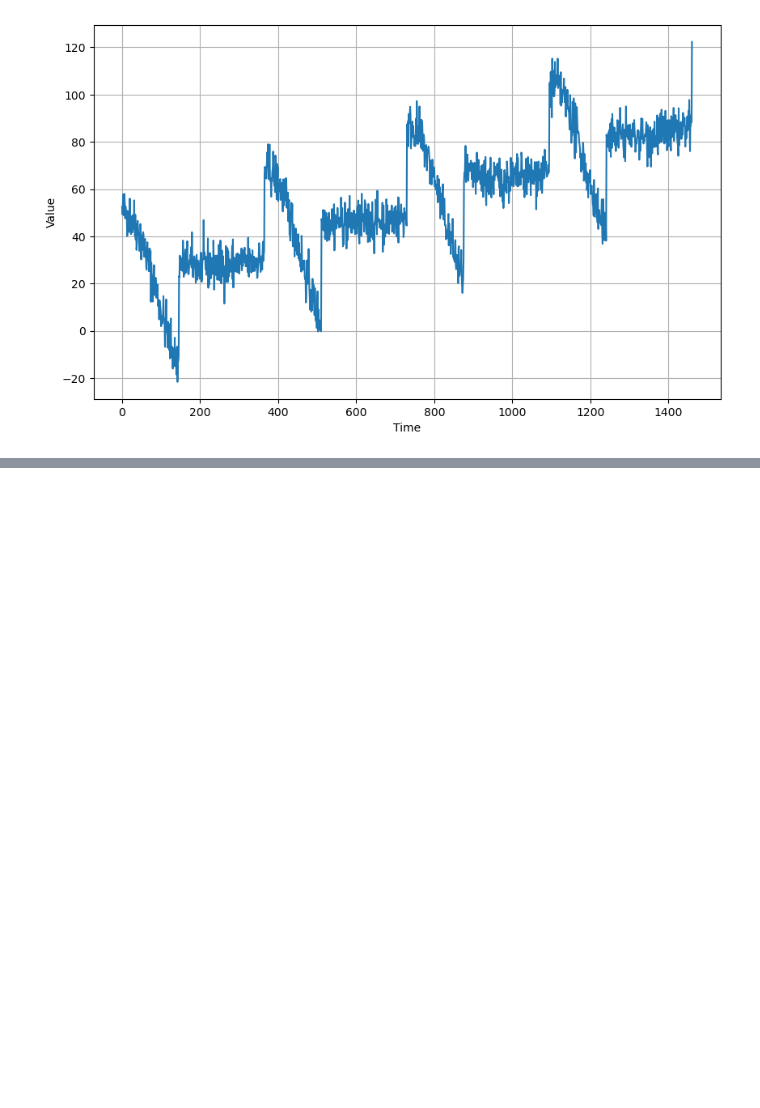
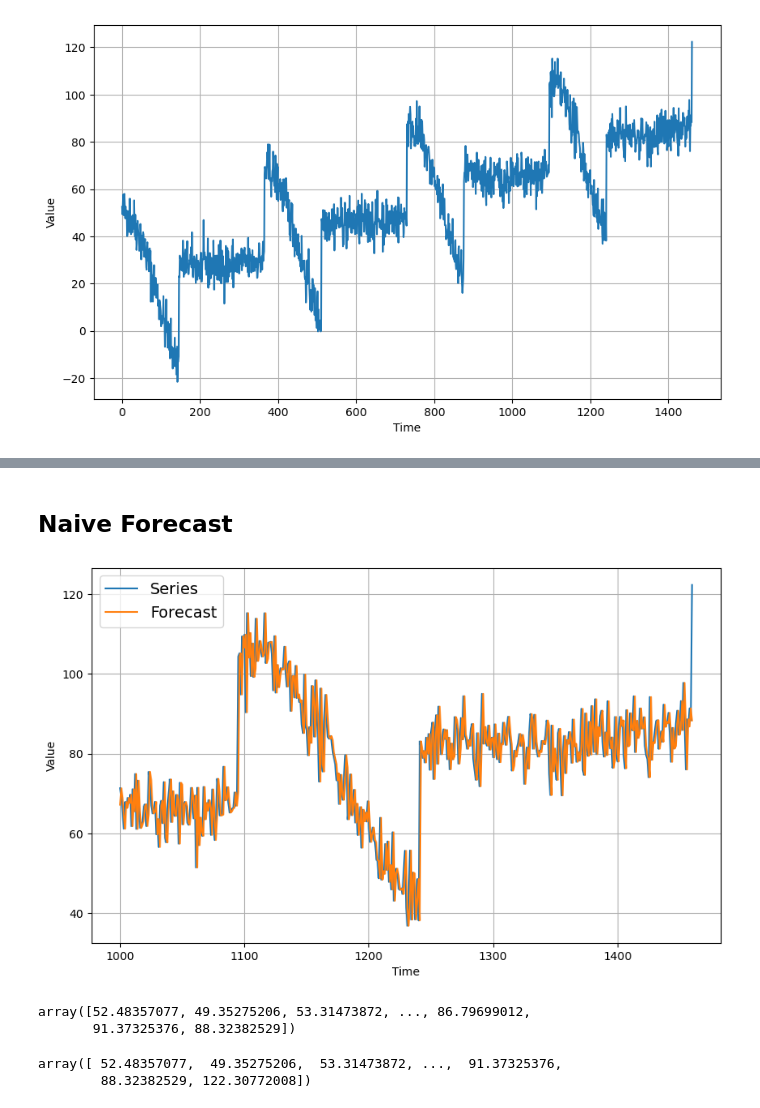
Before and after one commit to Chefi/python-ml-course, a Jupyter notebook: notebooks/Forecasting en TensorFlow Mi Notebook.ipynb, the cells around one changed output, grey strips where cells are left out. Cells and saved outputs as stored; diff of their text form; code cells hidden in the pictures; blank space fills up the shorter version.

```diff
--- a/notebooks/Forecasting en TensorFlow Mi Notebook.ipynb
+++ b/notebooks/Forecasting en TensorFlow Mi Notebook.ipynb
@@ -82,0 +116,16 @@ plt.show()
+# %%
+time = np.arange(4 * 365 + 1)
+
+slope = 0.05
+baseline = 10
+amplitude = 40
+series = baseline + trend(time, slope) + seasonality(time, period=365, amplitude=amplitude)
+
+noise_level = 5
+noise = white_noise(time, noise_level, seed=42)
+
+series += noise
+
+plt.figure(figsize=(10, 6))
+plot_series(time, series)
+plt.show()
@@ -82,0 +134,26 @@ plt.show()
+# %%
+split_time = 1000
+time_train = time[:split_time]
+x_train = series[:split_time]
+time_valid = time[split_time:]
+x_valid = series[split_time:]
+# %% [markdown]
+## Naive Forecast
+# %%
+naive_forecast = series[split_time - 1:-1]
+# %%
+plt.figure(figsize=(10, 6))
+plot_series(time_valid, x_valid, label="Series")
+plot_series(time_valid, naive_forecast, label="Forecast")
+# %% [output]
+[figure, added]
+# %%
+series[0:-1]
+# %% [output]
+array([52.48357077, 49.35275206, 53.31473872, ..., 86.79699012,
+       91.37325376, 88.32382529])
+# %%
+series
+# %% [output]
+array([ 52.48357077,  49.35275206,  53.31473872, ...,  91.37325376,
+        88.32382529, 122.30772008])
```
Also changed, not shown: parts of 23 cells of this notebook.
